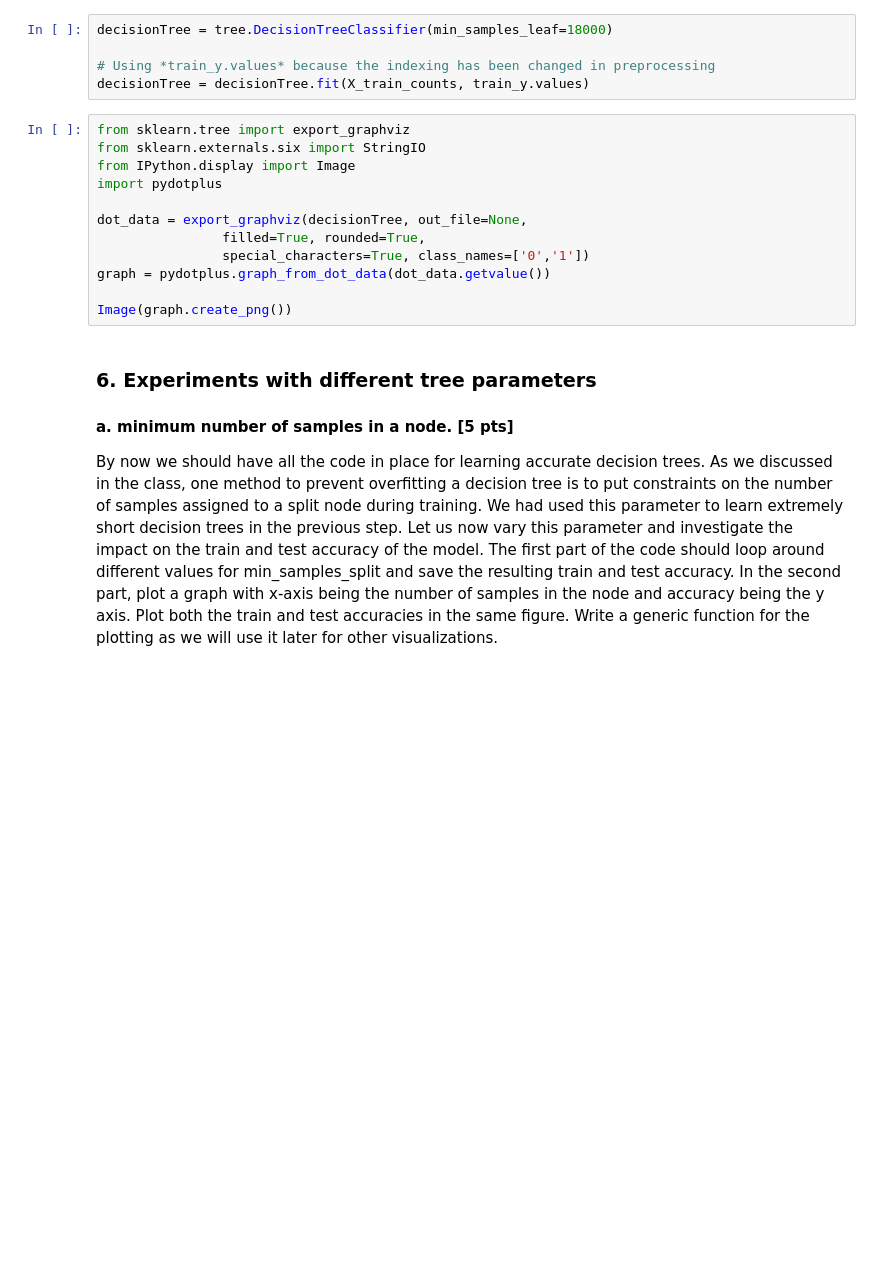
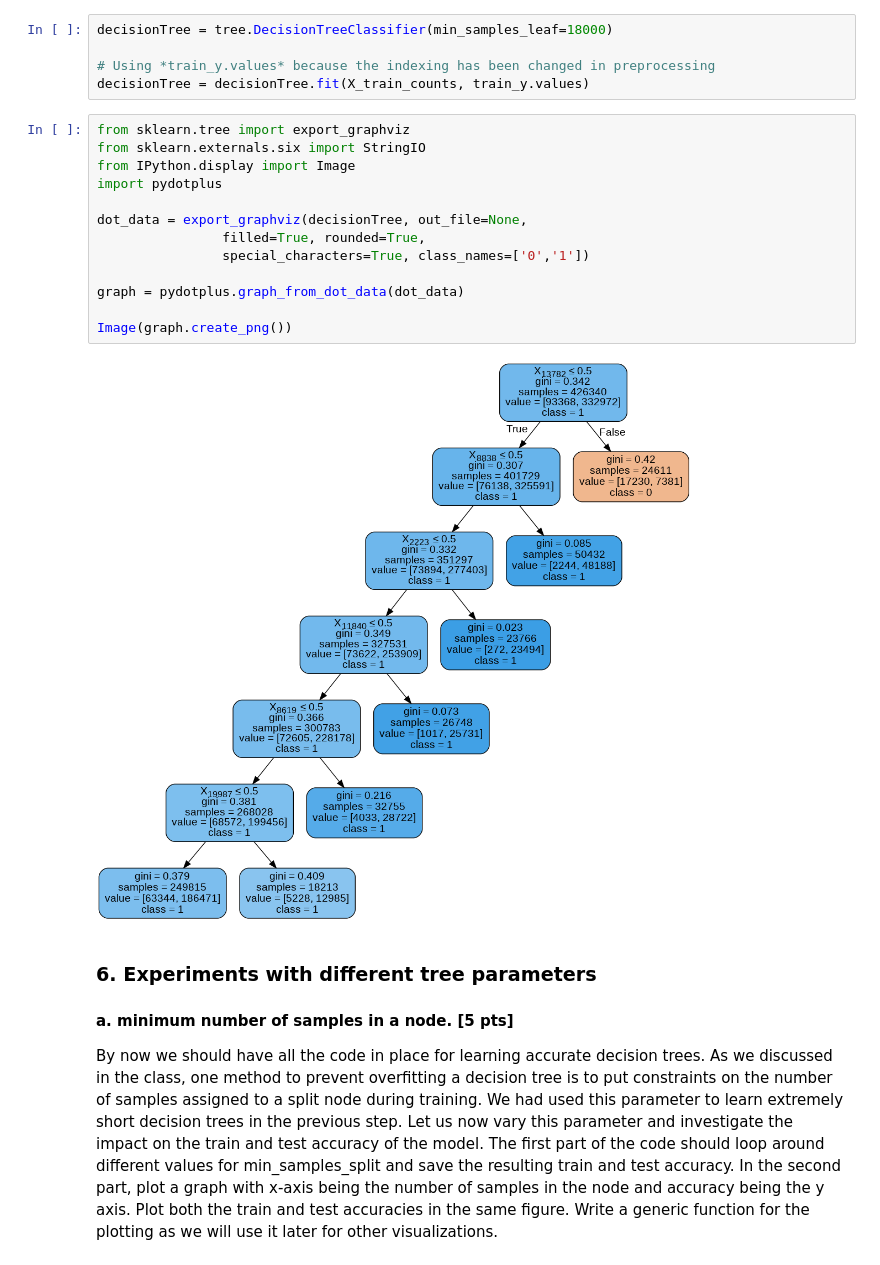
Before and after one commit to jainammm/Decision-Trees-and-Random-Forests, a Jupyter notebook: Jainam_Shah_lab_1.ipynb, the cells around one changed output. Saved outputs shown, nothing was run; the diff lists cells and outputs as text; blank space fills up the shorter version.

```diff
--- a/Jainam_Shah_lab_1.ipynb
+++ b/Jainam_Shah_lab_1.ipynb
@@ -209,15 +213,18 @@ decisionTree = decisionTree.fit(X_train_counts, train_y.values)
 # %%
 from sklearn.tree import export_graphviz
 from sklearn.externals.six import StringIO
 from IPython.display import Image
 import pydotplus
 
 dot_data = export_graphviz(decisionTree, out_file=None,
                 filled=True, rounded=True,
                 special_characters=True, class_names=['0','1'])
-graph = pydotplus.graph_from_dot_data(dot_data.getvalue())
+
+graph = pydotplus.graph_from_dot_data(dot_data)
 
 Image(graph.create_png())
+# %% [output]
+[figure, added]
 # %% [markdown]
 ### 6. Experiments with different tree parameters
 #### a. minimum number of samples in a node.  [5 pts]
```
Also changed, not shown: parts of 15 cells of this notebook.
